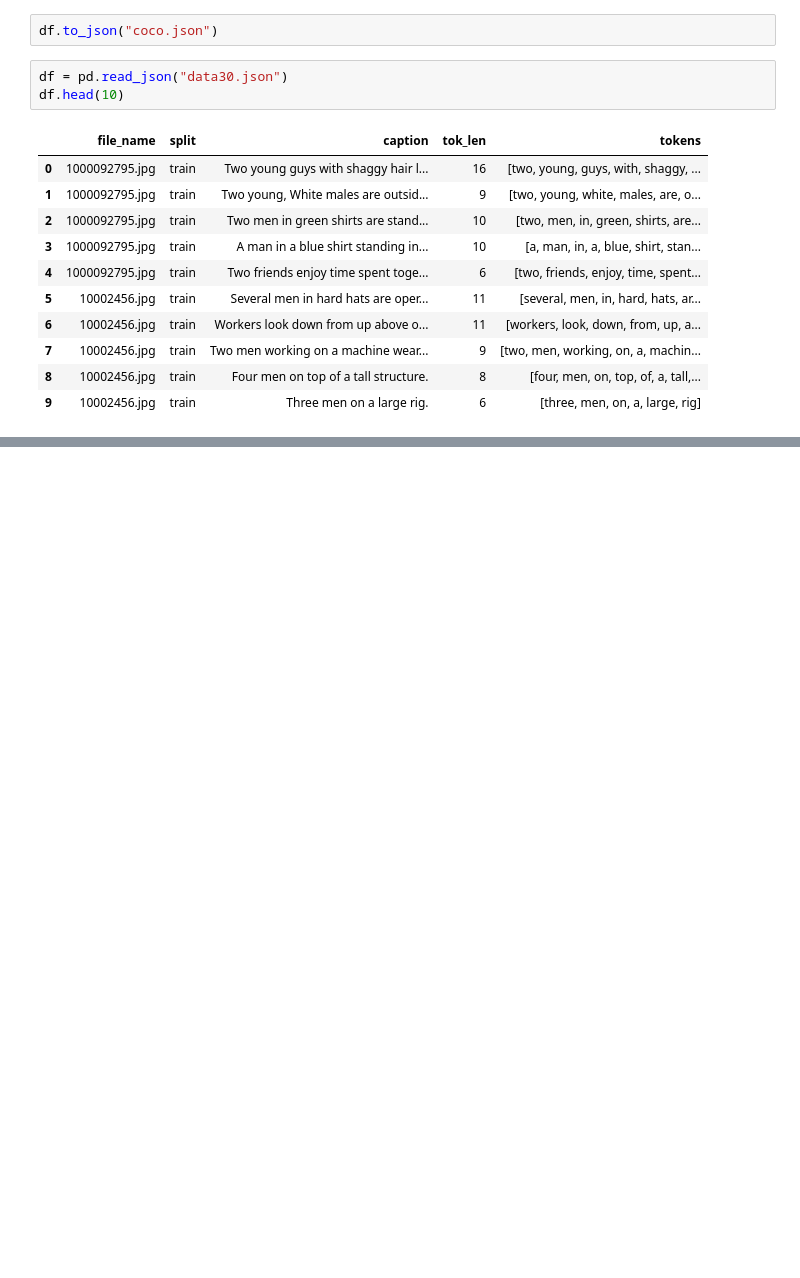
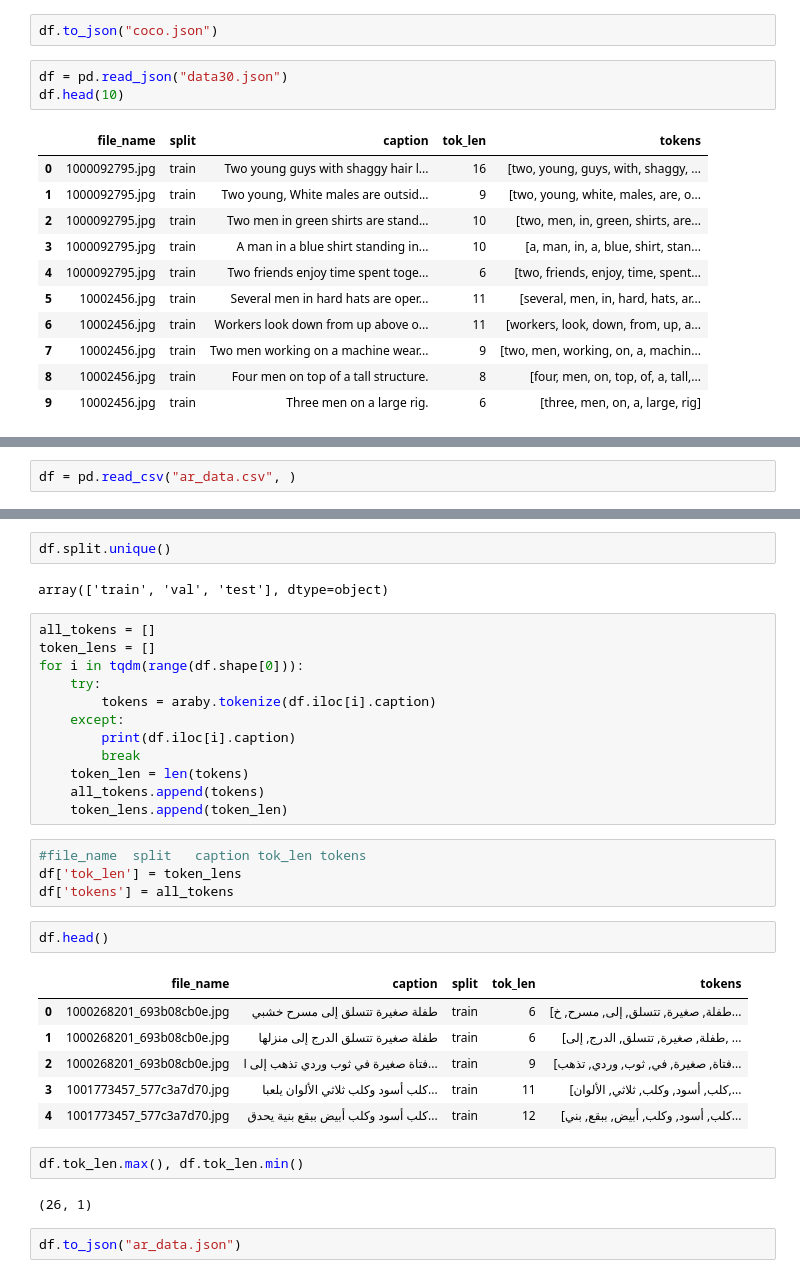
Before and after one commit to moaaztaha/Image-Captioning, a Jupyter notebook: dataset preprocessing.ipynb, the cells around one changed output, grey strips where cells are left out. Drawn from its saved outputs; the diff is of its cells as text; blank space fills up the shorter version.

```diff
--- a/dataset preprocessing.ipynb
+++ b/dataset preprocessing.ipynb
@@ -141,0 +266,2 @@ df.head(10)
+# %%
+df = pd.read_csv("ar_data.csv", )
@@ -141,0 +285,35 @@ df.head(10)
+# %%
+df.split.unique()
+# %% [output]
+array(['train', 'val', 'test'], dtype=object)
+# %%
+all_tokens = []
+token_lens = []
+for i in tqdm(range(df.shape[0])):
+    try:
+        tokens = araby.tokenize(df.iloc[i].caption)
+    except:
+        print(df.iloc[i].caption)
+        break
+    token_len = len(tokens)
+    all_tokens.append(tokens)
+    token_lens.append(token_len)
+# %%
+#file_name	split	caption	tok_len	tokens
+df['tok_len'] = token_lens
+df['tokens'] = all_tokens
+# %%
+df.head()
+# %% [output]
+|  | file_name | caption | split | tok_len | tokens |
+| 0 | 1000268201_693b08cb0e.jpg | طفلة صغيرة تتسلق إلى مسرح خشبي | train | 6 | [طفلة, صغيرة, تتسلق, إلى, مسرح, خ... |
+| 1 | 1000268201_693b08cb0e.jpg | طفلة صغيرة تتسلق الدرج إلى منزلها | train | 6 | [طفلة, صغيرة, تتسلق, الدرج, إلى, ... |
+| 2 | 1000268201_693b08cb0e.jpg | فتاة صغيرة في ثوب وردي تذهب إلى ا... | train | 9 | [فتاة, صغيرة, في, ثوب, وردي, تذهب... |
+| 3 | 1001773457_577c3a7d70.jpg | كلب أسود وكلب ثلاثي الألوان يلعبا... | train | 11 | [كلب, أسود, وكلب, ثلاثي, الألوان,... |
+| 4 | 1001773457_577c3a7d70.jpg | كلب أسود وكلب أبيض ببقع بنية يحدق... | train | 12 | [كلب, أسود, وكلب, أبيض, ببقع, بني... |
+# %%
+df.tok_len.max(), df.tok_len.min()
+# %% [output]
+(26, 1)
+# %%
+df.to_json("ar_data.json")
```
Also changed, not shown: parts of 16 cells of this notebook, 2 other files.
